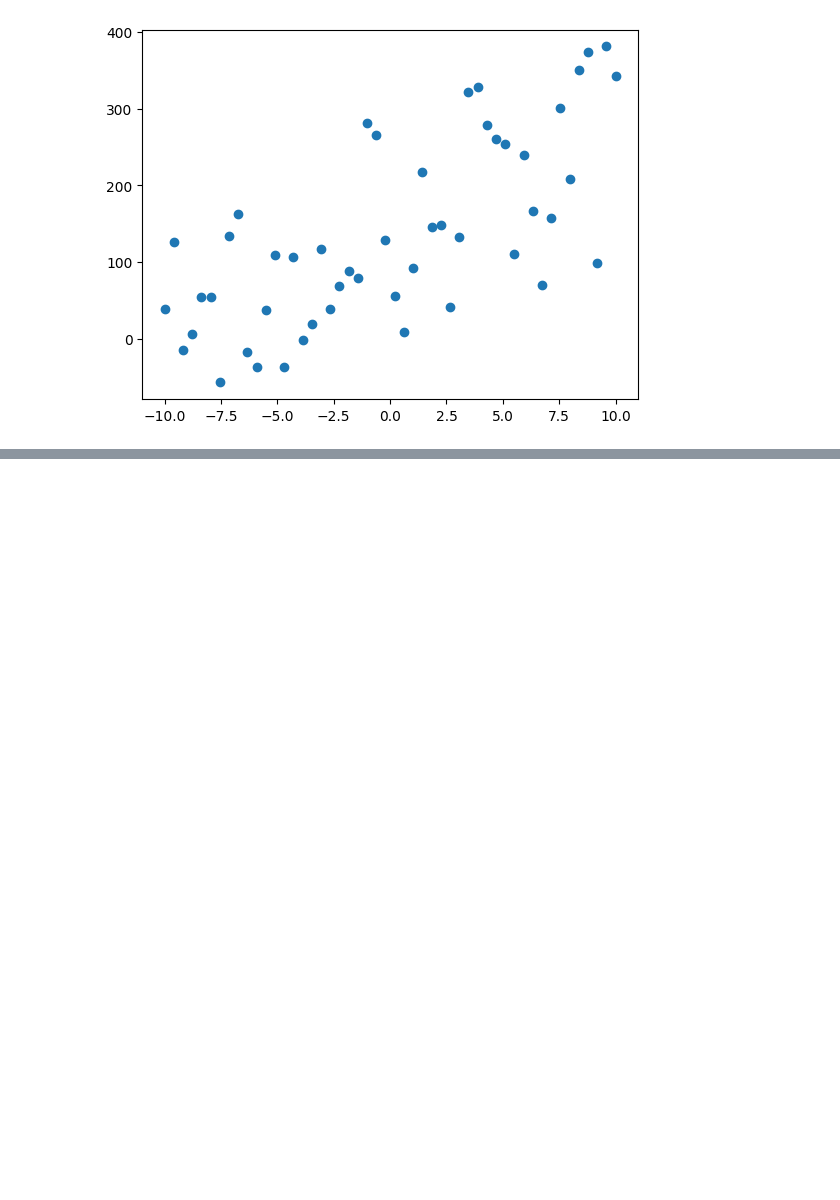
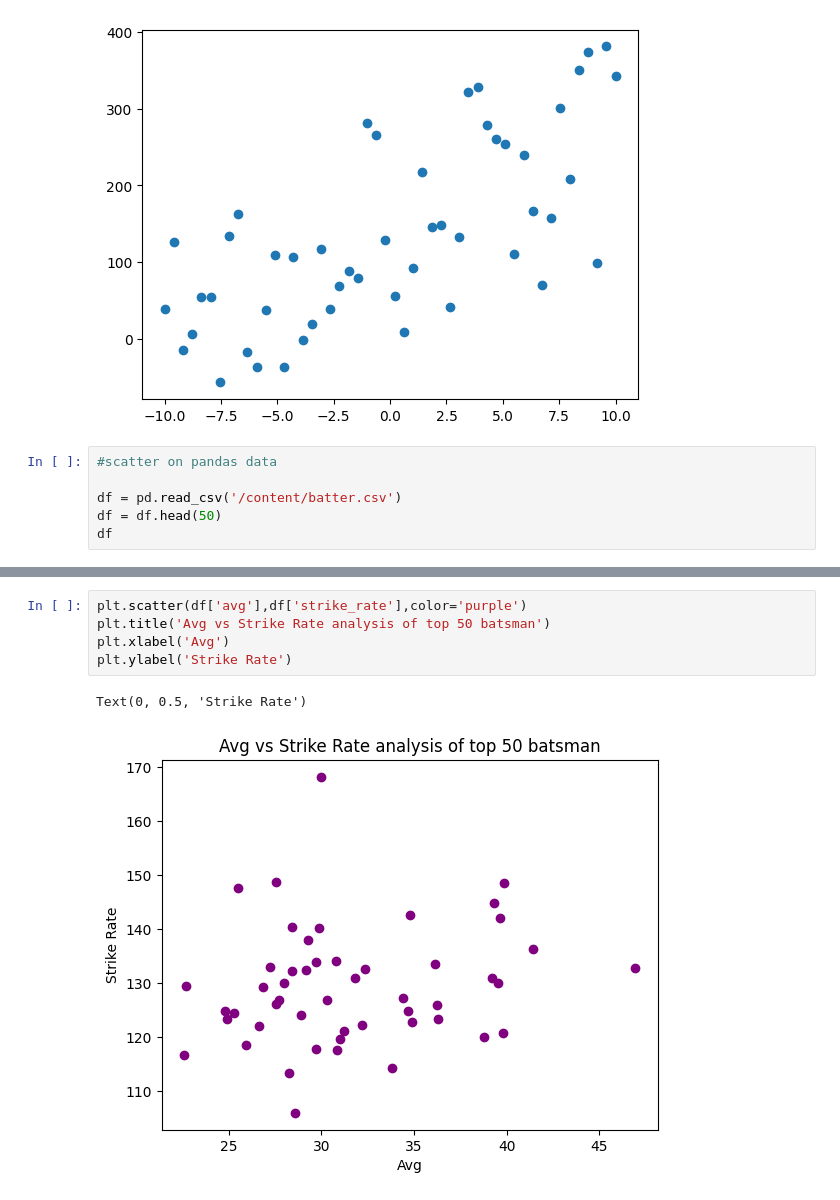
Before and after one commit to Vaidehi1005/MachineLearning, a Jupyter notebook: Matplotlib.ipynb, the cells around one changed output, grey strips where cells are left out. Saved outputs shown, nothing was run; the diff lists cells and outputs as text; blank space fills up the shorter version.

```diff
--- a/Matplotlib.ipynb
+++ b/Matplotlib.ipynb
@@ -218,3 +218,9 @@ plt.scatter(x,y)
 # %% [output]
 <matplotlib.collections.PathCollection at 0x...>
 [figure]
+# %%
+#scatter on pandas data
+
+df = pd.read_csv('/content/batter.csv')
+df = df.head(50)
+df
@@ -220,0 +245,8 @@ plt.scatter(x,y)
+# %%
+plt.scatter(df['avg'],df['strike_rate'],color='purple')
+plt.title('Avg vs Strike Rate analysis of top 50 batsman')
+plt.xlabel('Avg')
+plt.ylabel('Strike Rate')
+# %% [output]
+Text(0, 0.5, 'Strike Rate')
+[figure, added]
```
Also changed, not shown: parts of 8 cells of this notebook.
